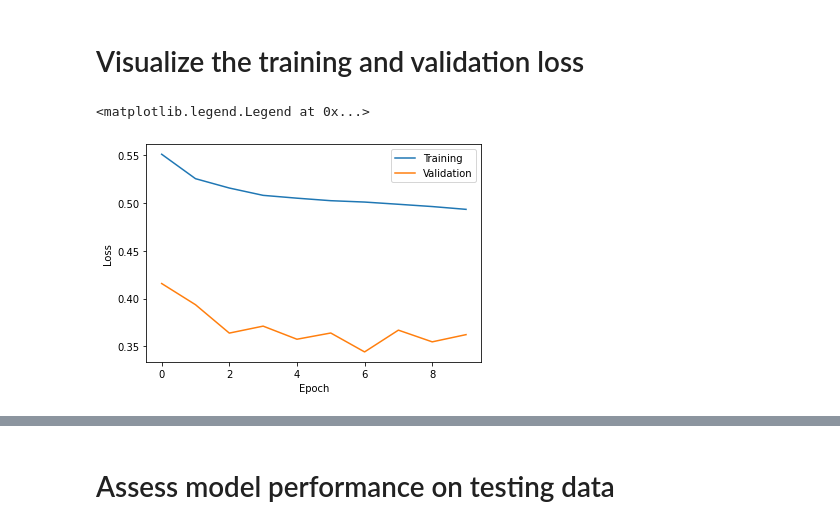
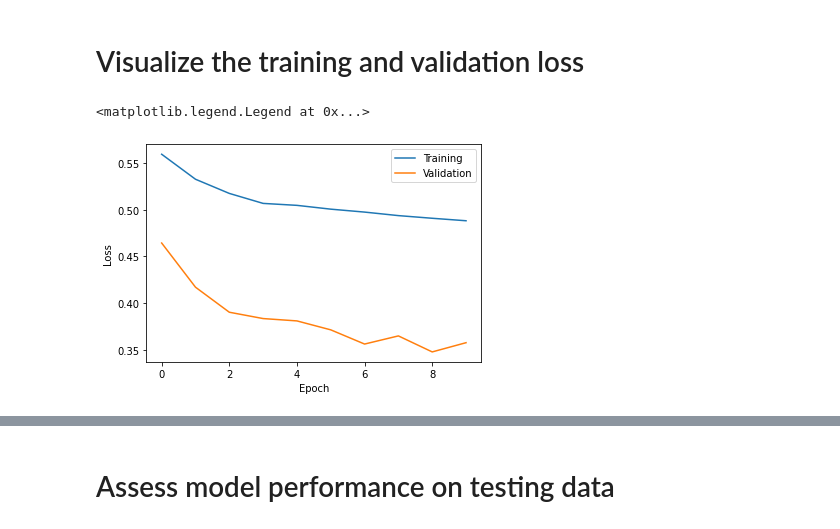
Before and after one commit to oaarnikoivu/emotion-classifier, a Jupyter notebook: Attention_LSTM.ipynb, the cells around one changed output, grey strips where cells are left out. Drawn from its saved outputs; the diff is of its cells as text; code cells hidden in the pictures.

```diff
--- a/Attention_LSTM.ipynb
+++ b/Attention_LSTM.ipynb
@@ -24,6 +46,8 @@ from transformers import BertTokenizer, BertModel
 args = {
     "bert_tokenizer": "bert-base-uncased",
     "bert_pretrained_model": "bert-base-uncased",
+    "distilbert_tokenizer": "distilbert-base-uncased",
+    "distilbert_pretrained_model": "distilbert-base-uncased",
     "seed": 1234,
     "bert_embedding_dim": 768,
     "use_glove": False,
@@ -31,7 +55,7 @@ args = {
     "max_vocab_size": 20000,
     "batch_size": 10,
     "output_dim": 11,
-    "hidden_size": 768,
+    "hidden_size": 256,
     "num_layers": 2,
     "dropout": 0.3,
     "fc_dropout": 0.5,
@@ -309,7 +337,7 @@ def metricize(preds, y):
   return {
       'f1_macro': f1_macro,
       'f1_micro': f1_micro,
-      'jaccard': jaccard
+      'jaccard': jaccard,
   }
 # %%
 def train(model, iterator, optimizer, criterion):
@@ -370,7 +398,7 @@ def evaluate(model, iterator, criterion):
       labels_list += [batch_labels.cpu().numpy()]
 
   return epoch_loss / len(iterator), metricize(np.vstack(preds_list),
-                                             np.vstack(labels_list))
+                                             np.vstack(labels_list)), preds_list, labels_list
 # %%
 import time
 
@@ -384,18 +412,21 @@ We train the model for 10 epochs and record the training and validation loss.
 # %%
 best_valid_loss = float('inf')
 
-train_history = []
-valid_history = []
+train_losses = []
+valid_losses = []
+
+train_acc = []
+valid_acc = []
 
 for epoch in range(args['epochs']):
 
     start_time = time.time()
 
     train_loss, train_metrics = train(model, train_iterator, optimizer, criterion)
-    valid_loss, valid_metrics = evaluate(model, valid_iterator, criterion)
+    valid_loss, valid_metrics, _, _, = evaluate(model, valid_iterator, criterion)
 
-    train_history.append(train_loss)
-    valid_history.append(valid_loss)
+    train_losses.append(train_loss)
+    valid_losses.append(valid_loss)
 
     end_time = time.time()
 
@@ -408,7 +439,6 @@ for epoch in range(args['epochs']):
         else:
           torch.save(model.state_dict(), 'bert-lstm-model.pt')
 
-
     train_jaccard = train_metrics['jaccard']
     train_micro = train_metrics['f1_micro']
     train_macro = train_metrics['f1_macro']
@@ -417,6 +447,9 @@ for epoch in range(args['epochs']):
     valid_micro = valid_metrics['f1_micro']
     valid_macro = valid_metrics['f1_macro']
 
+    train_acc.append(train_jaccard)
+    valid_acc.append(valid_jaccard)
+
     print(f'Epoch: {epoch+1:02} | Epoch Time: {epoch_mins}m {epoch_secs}s')
     print(f'\tTrain Loss: {train_loss:.3f} | Train Jaccard: {train_jaccard*100:.2f}% | Train F1 Micro: {train_micro*100:.2f}% | Train F1 Macro: {train_macro*100:.2f}%')
     print(f'\t Val. Loss: {valid_loss:.3f} | Val. Jaccard: {valid_jaccard*100:.2f}%  | Val. F1 Micro: {valid_micro*100:.2f}%  | Val. F1 Macro: {valid_macro*100:.2f}%')
@@ -443,11 +476,14 @@ Epoch: 10 | Epoch Time: 1m 48s
 # %%
 import matplotlib.pyplot as plt
 # %%
-plt.plot(train_history)
-plt.plot(valid_history)
+plt.plot(train_losses)
+plt.plot(valid_losses)
+# plt.title('Attention LSTM (GloVe) Training & Validation Loss')
 plt.xlabel('Epoch')
 plt.ylabel('Loss')
 plt.legend(['Training', 'Validation'])
+
+# plt.savefig('attn-lstm-glove', dpi=300)
 # %% [output]
 <matplotlib.legend.Legend at 0x...>
-[figure, old version]
+[figure, new version]
```
Also changed, not shown: parts of 21 cells of this notebook.
